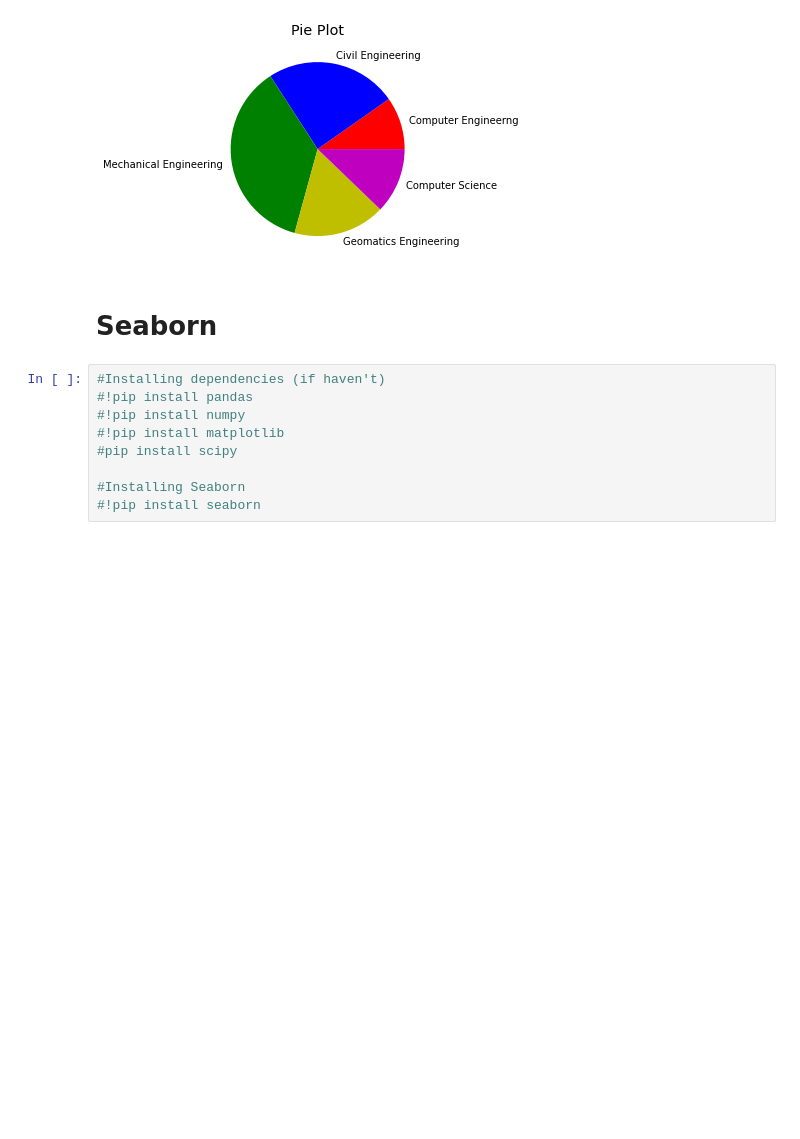
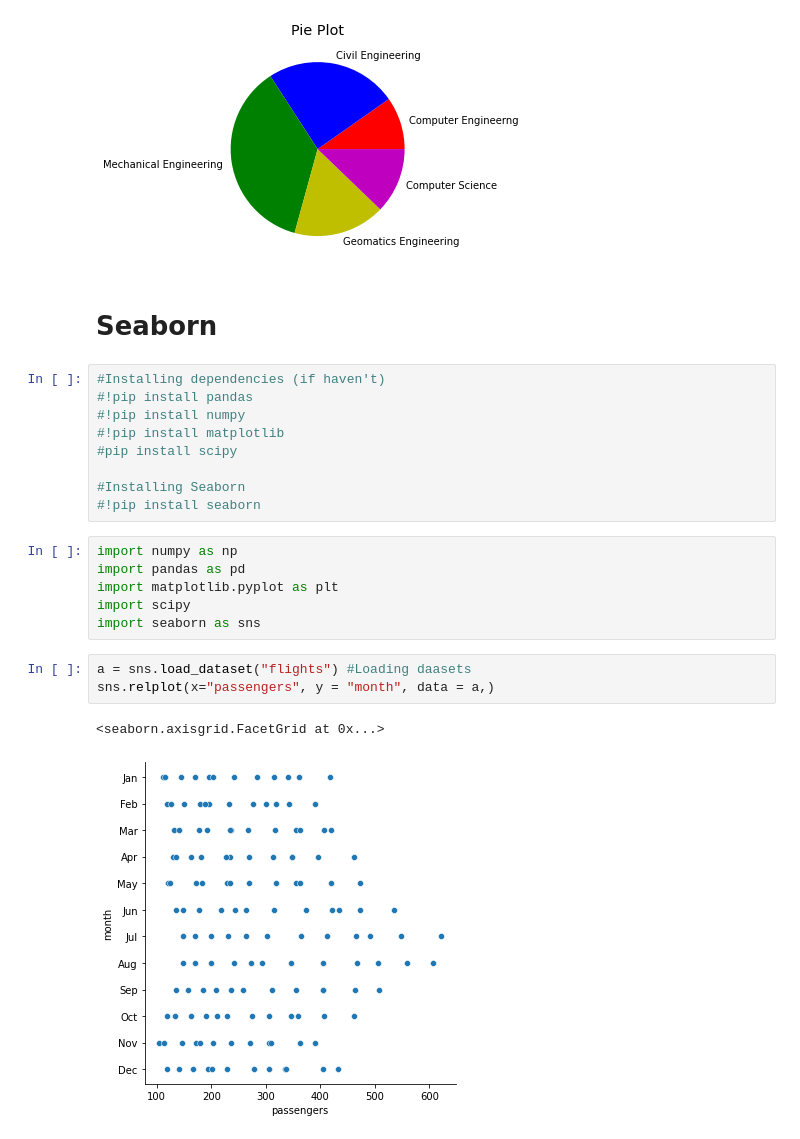
Before and after one commit to amazingashis/Blog, a Jupyter notebook: Data_Visualization_Blog5.ipynb, the cells around one changed output. Cells and saved outputs as stored; diff of their text form; blank space fills up the shorter version.

```diff
--- a/Data_Visualization_Blog5.ipynb
+++ b/Data_Visualization_Blog5.ipynb
@@ -105,3 +105,15 @@ plt.show()
 
 #Installing Seaborn
 #!pip install seaborn
+# %%
+import numpy as np
+import pandas as pd
+import matplotlib.pyplot as plt
+import scipy
+import seaborn as sns
+# %%
+a = sns.load_dataset("flights") #Loading daasets
+sns.relplot(x="passengers", y = "month", data = a,)
+# %% [output]
+<seaborn.axisgrid.FacetGrid at 0x...>
+[figure, added]
```
Also changed, not shown: parts of 12 cells of this notebook.
